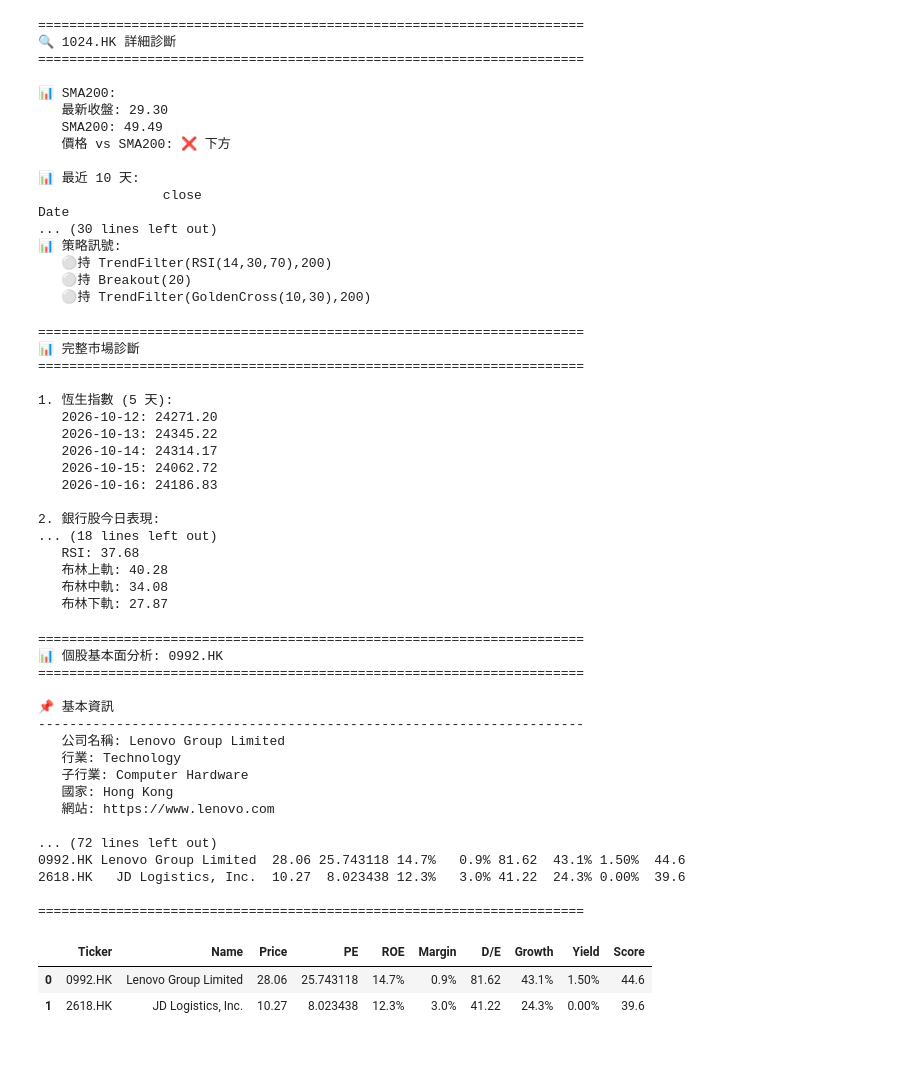
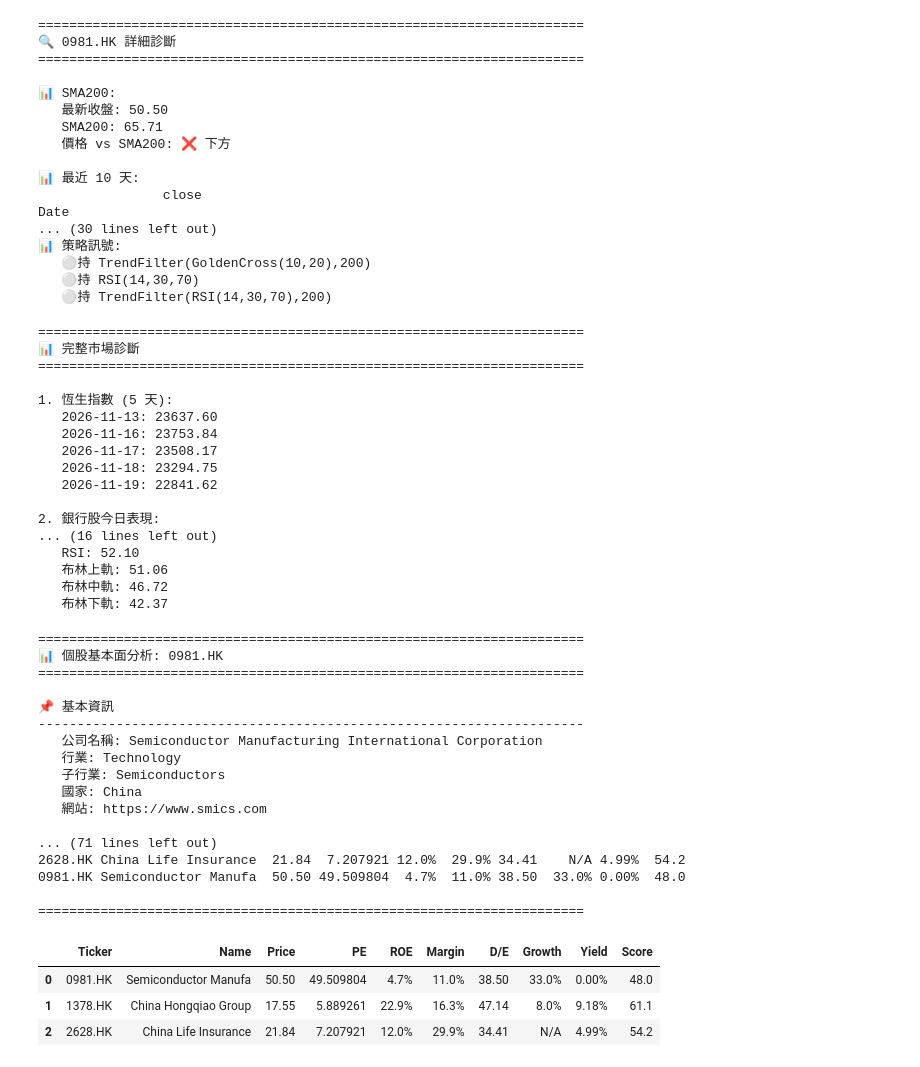
Before and after one commit to Sam7Ho/HSI-analysis, a Jupyter notebook: main.ipynb, the cells around one changed output. Saved outputs shown, nothing was run; the diff lists cells and outputs as text; code cells hidden in the pictures.

Commit message:
change stocks

```diff
--- a/main.ipynb
+++ b/main.ipynb
@@ -1132,7 +1093,7 @@ print("="*70)
 # 診斷 特定股票
 # ============================================
 
-ticker = "1024.HK"
+ticker = "0981.HK"
 
 print("="*70)
 print(f"🔍 {ticker} 詳細診斷")
@@ -1155,9 +1116,9 @@ print(f"   價格 vs SMA200: {'✅ 上方' if df['close'].iloc[-1] > sma200.iloc
 print(f"\n📊 最近 10 天:")
 print(df[['close']].tail(10))
 
-# 4. 計算跌幅
+# 4. 計算升跌幅
 last_5_days = df['close'].tail(5)
-print(f"\n📊 最近 5 天跌幅:")
+print(f"\n📊 最近 5 天升跌幅:")
 for i, (date, price) in enumerate(last_5_days.items(), 1):
     change = (price / df['close'].iloc[-6] - 1) * 100
     print(f"   {date.date()}: {price:.2f} ({change:+.2f}%)")
@@ -1183,12 +1144,12 @@ for ticker_name, strategies in multi_strategy_map.items():
         print(f"   {signal_str} {strategy.name}")
 # %% [output]
 ======================================================================
-🔍 1024.HK 詳細診斷
+🔍 0981.HK 詳細診斷
 ======================================================================
 
 📊 SMA200:
-   最新收盤: 29.30
-   SMA200: 49.49
+   最新收盤: 50.50
+   SMA200: 65.71
    價格 vs SMA200: ❌ 下方
 
 📊 最近 10 天:
@@ -1196,9 +1157,9 @@ for ticker_name, strategies in multi_strategy_map.items():
 Date
 ... (30 lines left out)
 📊 策略訊號:
+   ⚪持 TrendFilter(GoldenCross(10,20),200)
+   ⚪持 RSI(14,30,70)
    ⚪持 TrendFilter(RSI(14,30,70),200)
-   ⚪持 Breakout(20)
-   ⚪持 TrendFilter(GoldenCross(10,30),200)
 # %%
 # ============================================
 # 完整市場診斷
@@ -1261,8 +1222,8 @@ for ticker, name in tech.items():
         print(f"   {name} ({ticker}): {change:+.2f}%")
 
 # 5. 技術面
-print("\n5. 聯想技術面:")
-df = db.get_ohlcv("0992.HK")
+print("\n5. 中芯技術面:")
+df = db.get_ohlcv("0981.HK")
 df = df.tail(250)
 
 from alpha_library import calculate_sma, calculate_rsi, calculate_bollinger_bands
@@ -1284,44 +1245,45 @@ print(f"   布林下軌: {lower.iloc[-1]:.2f}")
 ======================================================================
 
 1. 恆生指數 (5 天):
-   2026-10-12: 24271.20
-   2026-10-13: 24345.22
-   2026-10-14: 24314.17
-   2026-10-15: 24062.72
-   2026-10-16: 24186.83
+   2026-11-13: 23637.60
+   2026-11-16: 23753.84
+   2026-11-17: 23508.17
+   2026-11-18: 23294.75
+   2026-11-19: 22841.62
 
 2. 銀行股今日表現:
-... (18 lines left out)
-   RSI: 37.68
-   布林上軌: 40.28
-   布林中軌: 34.08
-   布林下軌: 27.87
+... (16 lines left out)
+   RSI: 52.10
+   布林上軌: 51.06
+   布林中軌: 46.72
+   布林下軌: 42.37
 # %%
 from fundamental_analyzer import analyze_stock, compare_stocks
 
 # 分析單股
-analyze_stock("0992.HK")
+analyze_stock("0981.HK")
 
 # 比較多股
-compare_stocks(["0992.HK", "2618.HK"])
+compare_stocks(["0981.HK", "1378.HK", "2628.HK"])
 # %% [output]
 ======================================================================
-📊 個股基本面分析: 0992.HK
+📊 個股基本面分析: 0981.HK
 ======================================================================
 
 📌 基本資訊
 ----------------------------------------------------------------------
-   公司名稱: Lenovo Group Limited
+   公司名稱: Semiconductor Manufacturing International Corporation
    行業: Technology
-   子行業: Computer Hardware
-   國家: Hong Kong
-   網站: https://www.lenovo.com
+   子行業: Semiconductors
+   國家: China
+   網站: https://www.smics.com
 
-... (72 lines left out)
-0992.HK Lenovo Group Limited  28.06 25.743118 14.7%   0.9% 81.62  43.1% 1.50%  44.6
-2618.HK   JD Logistics, Inc.  10.27  8.023438 12.3%   3.0% 41.22  24.3% 0.00%  39.6
+... (71 lines left out)
+2628.HK China Life Insurance  21.84  7.207921 12.0%  29.9% 34.41    N/A 4.99%  54.2
+0981.HK Semiconductor Manufa  50.50 49.509804  4.7%  11.0% 38.50  33.0% 0.00%  48.0
 
 ======================================================================
 |  | Ticker | Name | Price | PE | ROE | Margin | D/E | Growth | Yield | Score |
-| 0 | 0992.HK | Lenovo Group Limited | 28.06 | 25.743118 | 14.7% | 0.9% | 81.62 | 43.1% | 1.50% | 44.6 |
-| 1 | 2618.HK | JD Logistics, Inc. | 10.27 | 8.023438 | 12.3% | 3.0% | 41.22 | 24.3% | 0.00% | 39.6 |
+| 0 | 0981.HK | Semiconductor Manufa | 50.50 | 49.509804 | 4.7% | 11.0% | 38.50 | 33.0% | 0.00% | 48.0 |
+| 1 | 1378.HK | China Hongqiao Group | 17.55 | 5.889261 | 22.9% | 16.3% | 47.14 | 8.0% | 9.18% | 61.1 |
+| 2 | 2628.HK | China Life Insurance | 21.84 | 7.207921 | 12.0% | 29.9% | 34.41 | N/A | 4.99% | 54.2 |
```
Also changed, not shown: parts of 8 cells of this notebook, 1 other file.
